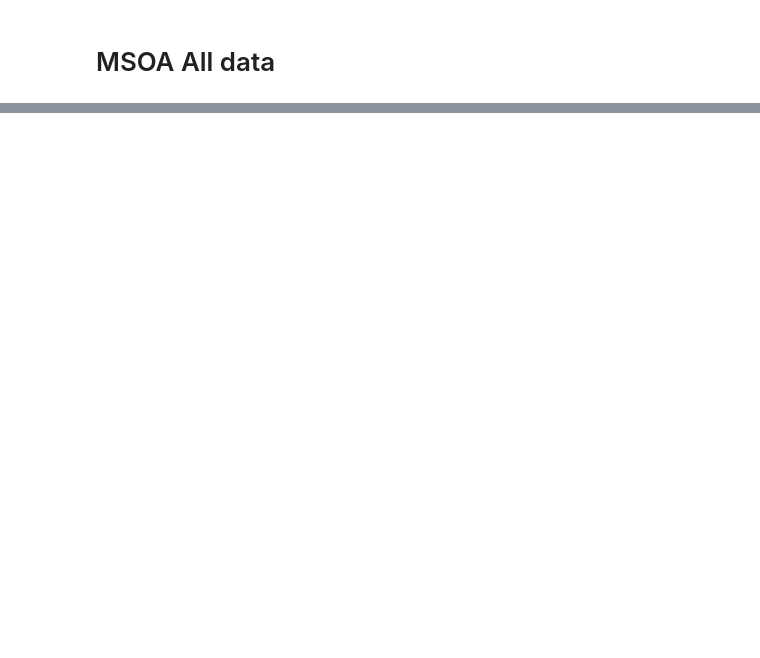
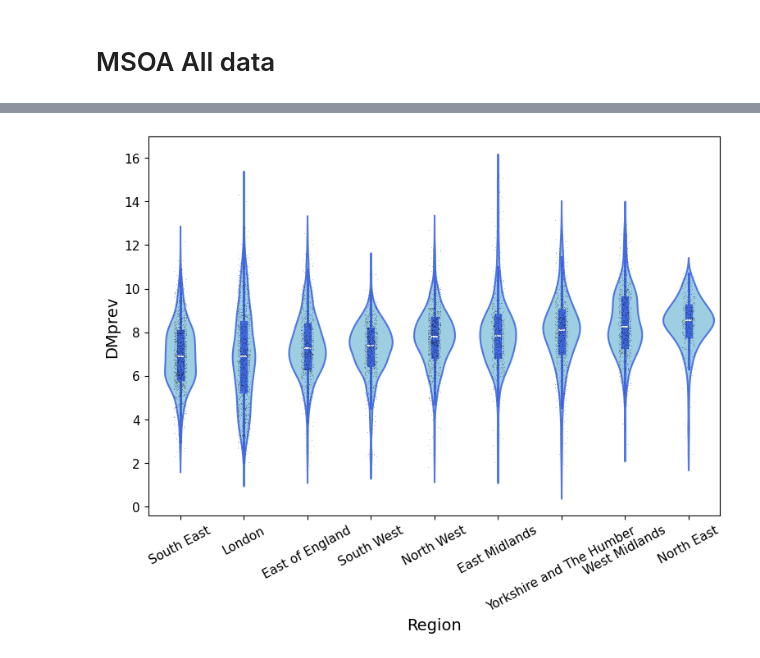
Before and after one commit to ShengAric92/CASA0010-Dissertation, a Jupyter notebook: main_code/main_datageoplot.ipynb, the cells around one changed output, grey strips where cells are left out. Cells and saved outputs as stored; diff of their text form; code cells hidden in the pictures; blank space fills up the shorter version.

```diff
--- a/main_code/main_datageoplot.ipynb
+++ b/main_code/main_datageoplot.ipynb
@@ -306,0 +234,33 @@ plt.show()
+# %%
+# using the additional mapping tabel map MSOA to Region
+OA_csv = pd.read_csv("/Users/shengaric/Desktop/CASA0010 Dissertation/MSOA_data/shapefile/RegiontoOAtoMSOA/OA11_LSOA11_MSOA11_LAD20_RGN20_EW_LU_a1cf695c9b074c708921b2a7555f808a_354559918831379438.csv")
+OA_csv = OA_csv[OA_csv.MSOA11CD.str.startswith("E")]
+OA_csv = OA_csv[['MSOA11CD', 'RGN20CD', 'RGN20NM']]
+OA_csv = OA_csv.drop_duplicates(subset='MSOA11CD')
+
+Varshpcopy = Varshp.copy()
+Varshpregion = pd.merge(Varshpcopy, OA_csv, how='left', left_on='MSOA11CD', right_on='MSOA11CD')
+# %%
+import pandas as pd
+import seaborn as sns
+import matplotlib.pyplot as plt
+
+# calculate median order for Region
+orderbyregion = Varshpregion.groupby('RGN20NM')['DMprev'].median().sort_values(ascending=True).index
+
+# plot the violin plot for Region and DM prevalence, order by Region
+plt.figure(figsize=(9, 6))
+sns.violinplot(x='RGN20NM', y='DMprev', data=Varshpregion, order=orderbyregion,
+               alpha=0.9, inner='box', color='skyblue', linewidth=1.5, edgecolor='royalblue')
+sns.stripplot(x="RGN20NM", y="DMprev", data=Varshpregion, color='black', size=0.35, jitter=True, alpha=0.7)
+
+plt.xlabel('Region', fontsize=14)
+plt.ylabel('DMprev', fontsize=14)
+plt.xticks(fontsize=11)
+plt.yticks(fontsize=11)
+# rotation the xlabel
+plt.xticks(rotation=28)
+
+plt.show()
+# %% [output]
+[figure, added]
```
Also changed, not shown: parts of 13 cells of this notebook, 10 other files.
